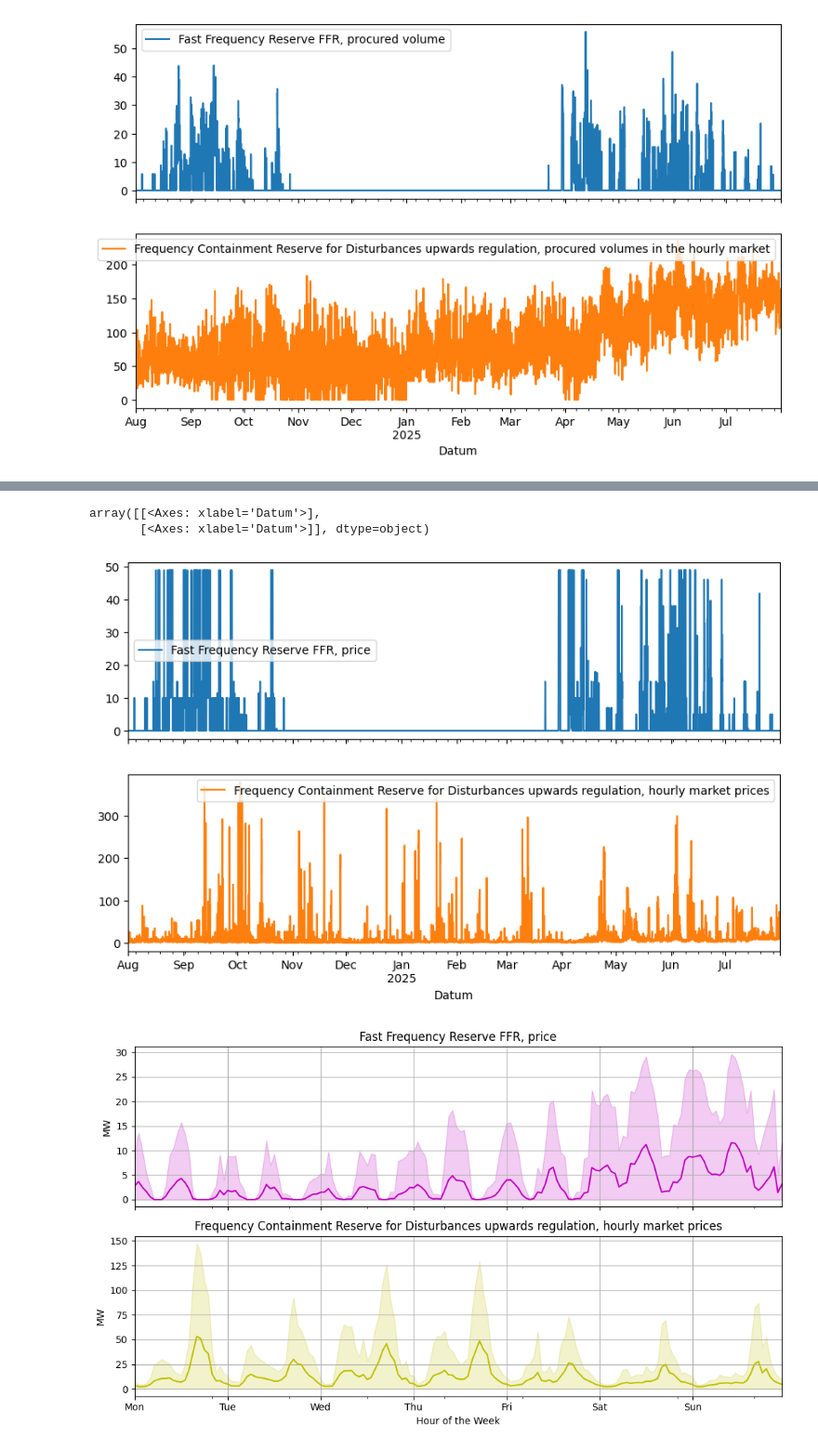
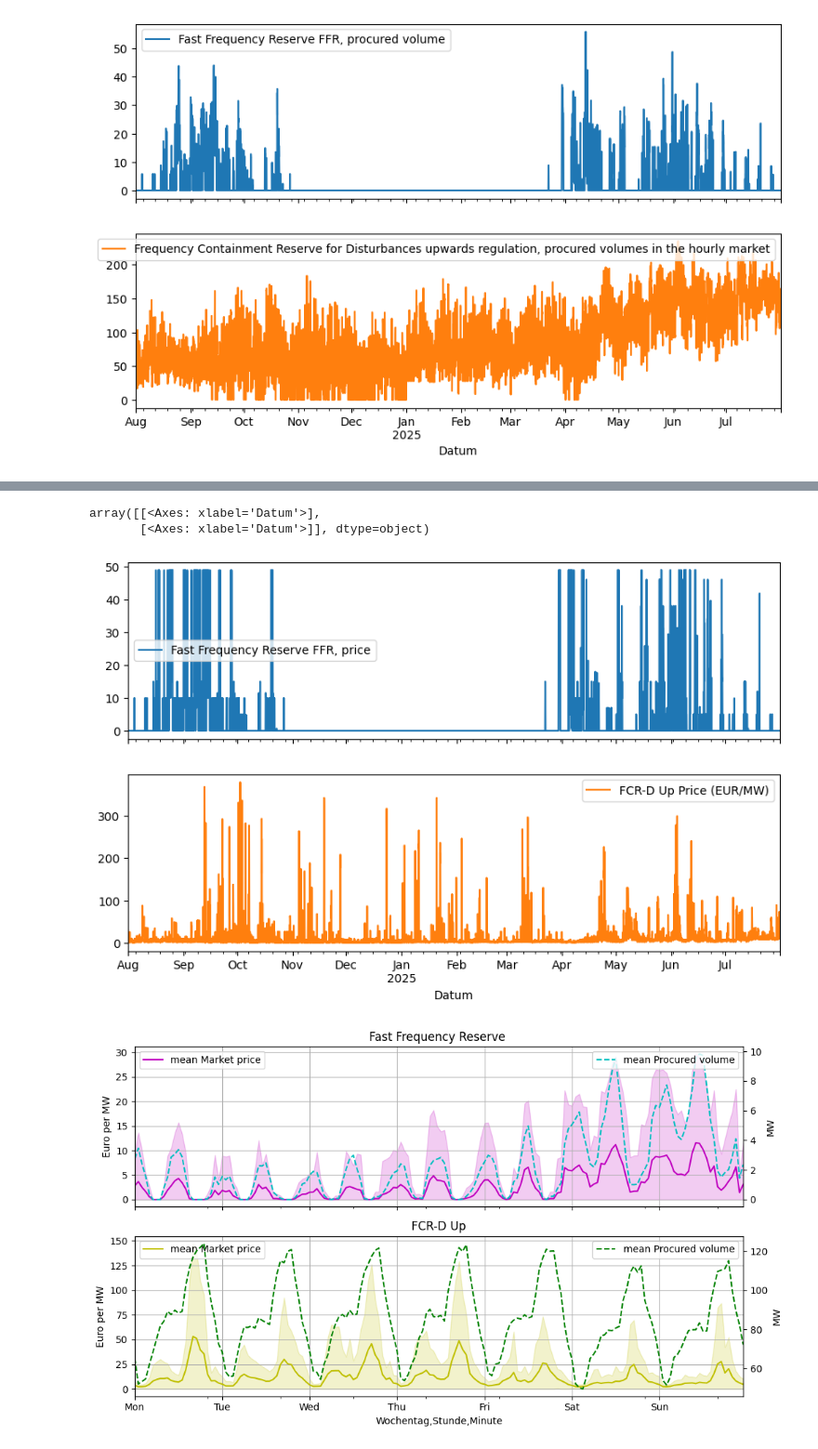
Before and after one commit to cvonholly/dvpp_reward_mechanism, a Jupyter notebook: data_analysis.ipynb, the cells around one changed output, grey strips where cells are left out. Shown at 93% size. Saved outputs shown, nothing was run; the diff lists cells and outputs as text; code cells hidden in the pictures.

Commit message:
run spot market price profitability

```diff
--- a/data_analysis.ipynb
+++ b/data_analysis.ipynb
@@ -247,12 +278,16 @@ df_std.index = pd.MultiIndex.from_tuples(df_std.index, names=['Wochentag', 'Stun
 # df_mean = df_mean / max_vals
 # df_std = df_std / max_vals
 
+# save for later
+df_mean_ffr_fcrd = df_mean.copy()
+df_std_ffr_fcrd = df_std.copy()
+
 col1, col2 = df.columns
 
 # plot mean with std as shaded area
 fig, ax = plt.subplots(2, 1, figsize=(10, 6), sharex=True)
-df_mean[col1].plot(ax=ax[0], title=col1, color='m')
-df_mean[col2].plot(ax=ax[1], title=col2, color='y')
+df_mean[col1].plot(ax=ax[0], title=col1 + ' per hour', color='m')
+df_mean[col2].plot(ax=ax[1], title=col2 + ' per hour', color='y')
 # add std as shaded area
 lower = df_mean[col1] - df_std[col1]
 lower[lower < 0] = 0
@@ -293,11 +328,12 @@ df_prob_15min = df_prob_15min / df_prob_15min.sum()
 df_prob_15min.to_csv('data/procurement_probability_distribution_15min.csv', sep=';')
 # %%
 # do same for prices
-df = pd.read_csv('data/data_ffr_fcr_d_price_2024_24.csv', sep=';')
+df = pd.read_csv('data/data_ffr_fcr_d_price_2024_25.csv', sep=';')
 df.drop('endTime', inplace=True, axis=1)
 df.rename(columns={'startTime': 'Datum'}, inplace=True)
 df["Datum"] = pd.to_datetime(df["Datum"], format='mixed')
 df.set_index('Datum', inplace=True)
 # df.columns = ['FFR ', 'Solar']
+df.rename(columns={'Frequency Containment Reserve for Disturbances upwards regulation, hourly market prices': 'FCR-D Up Price (EUR/MW)'}, inplace=True)
 df.head()
 # %% [output]
@@ -314,7 +350,7 @@ df.plot(subplots=True, layout=(2,1), figsize=(10,6))
 # %% [output]
 array([[<Axes: xlabel='Datum'>],
        [<Axes: xlabel='Datum'>]], dtype=object)
-[figure, old version]
+[figure, new version]
 # %%
 # create weekly profile by averaging for every time of the week and creating std
 idxes = 24 * 7  # 15 min intervals
@@ -329,38 +365,51 @@ df_std.index = pd.MultiIndex.from_tuples(df_std.index, names=['Wochentag', 'Stun
 # df_std = df_std / max_vals
 
 col1, col2 = df.columns
 
 # plot mean with std as shaded area
 fig, ax = plt.subplots(2, 1, figsize=(10, 6), sharex=True)
-df_mean[col1].plot(ax=ax[0], title=col1, color='m')
-df_mean[col2].plot(ax=ax[1], title=col2, color='y')
+df_mean[col1].plot(ax=ax[0], title=col1[:-10], color='m', label='mean Market price')
+df_mean[col2].plot(ax=ax[1], title=col2[:-15], color='y', label='mean Market price')
+
+# add procured volume
+col1p, col2p = df_mean_ffr_fcrd.columns
+ax0_twin, ax1_twin = ax[0].twinx(), ax[1].twinx()
+df_mean_ffr_fcrd[col1p].plot(ax=ax0_twin, color='c', linestyle='--', label='mean Procured volume')
+df_mean_ffr_fcrd[col2p].plot(ax=ax1_twin, color='g', linestyle='--', label='mean Procured volume')
+ax0_twin.set_ylabel('MW')
+ax1_twin.set_ylabel('MW')
+ax0_twin.legend(loc='upper right')
+ax1_twin.legend(loc='upper right')
+
 # add std as shaded area
 lower = df_mean[col1] - df_std[col1]
 lower[lower < 0] = 0
 ax[0].fill_between(np.arange(0, idxes),
                    lower.values.flatten(),
                    (df_mean[col1] + df_std[col1]).values.flatten(),
                    color='m', alpha=0.2)
 
 lower = df_mean[col2] - df_std[col2]
 lower[lower < 0] = 0
 ax[1].fill_between(np.arange(0, idxes),
                    lower.values.flatten(),
                    (df_mean[col2] + df_std[col2]).values.flatten(),
                    color='y', alpha=0.2)
 
 plt.xlabel('Hour of the Week')
 # xticks: day + hour
 plt.xticks(ticks=np.arange(0, idxes, idxes/7), labels=['Mon', 'Tue', 'Wed', 'Thu', 'Fri', 'Sat', 'Sun'])
 plt.xlim(0, idxes-1)
 plt.tight_layout()
 ax[0].grid()
 ax[1].grid()
-ax[0].set_ylabel('MW')
-ax[1].set_ylabel('MW')
+ax[0].set_ylabel('Euro per MW')
+ax[1].set_ylabel('Euro per MW')
+ax[0].legend(loc='upper left')
+ax[1].legend(loc='upper left')
 plt.show()
 # %% [output]
-[figure, old version]
+[figure, new version]
 # %%
 df_price_15min = pd.DataFrame(np.repeat(df_mean.values, 4, axis=0), columns=df_mean.columns)
 df_price_15min.index = pd.RangeIndex(start=0, stop=len(df_price_15min), step=1)
```
Also changed, not shown: parts of 20 cells of this notebook.
